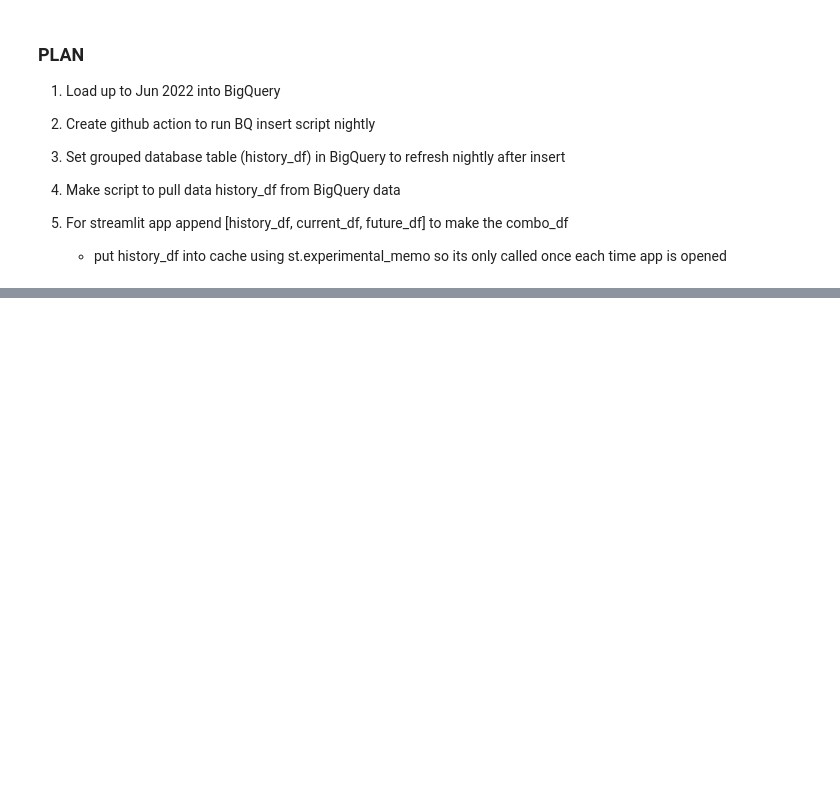
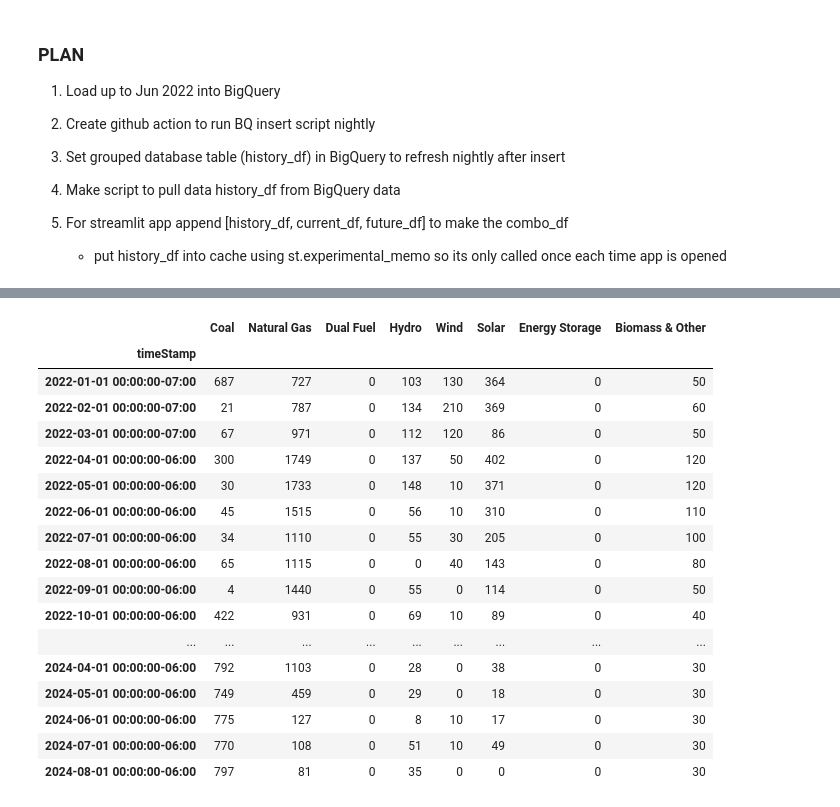
Before and after one commit to victus-ai-inc/power-trader, a Jupyter notebook: jupyter_testing.ipynb, the cells around one changed output, grey strips where cells are left out. Drawn from its saved outputs; the diff is of its cells as text; code cells hidden in the pictures; blank space fills up the shorter version.

```diff
--- a/jupyter_testing.ipynb
+++ b/jupyter_testing.ipynb
@@ -160,0 +179,27 @@ pn
+# %%
+old_outage_df = ab_power_trader.outages().astype('int32').reset_index()
+old_outage_df['Hydro'] = [x - random.randint(0,51) if x >=50 else x + random.randint(0,51)for x in old_outage_df['Hydro']]
+old_outage_df['Solar'] = [x - random.randint(0,51) if x >=100 else x + random.randint(0,51) for x in old_outage_df['Solar']]
+old_outage_df['Natural Gas'] = [x - random.randint(0,51) if x >=500 else x + random.randint(0,51) for x in old_outage_df['Natural Gas']]
+old_outage_df['Coal'] = [x - random.randint(0,51) if x >=50 else x + random.randint(0,51) for x in old_outage_df['Coal']]
+old_outage_df.set_index(['timeStamp'], inplace=True)
+old_outage_df
+# %% [output]
+|  | Coal | Natural Gas | Dual Fuel | Hydro | Wind | Solar | Energy Storage | Biomass & Other |
+| timeStamp |  |  |  |  |  |  |  |  |
+| 2022-01-01 00:00:00-07:00 | 687 | 727 | 0 | 103 | 130 | 364 | 0 | 50 |
+| 2022-02-01 00:00:00-07:00 | 21 | 787 | 0 | 134 | 210 | 369 | 0 | 60 |
+| 2022-03-01 00:00:00-07:00 | 67 | 971 | 0 | 112 | 120 | 86 | 0 | 50 |
+| 2022-04-01 00:00:00-06:00 | 300 | 1749 | 0 | 137 | 50 | 402 | 0 | 120 |
+| 2022-05-01 00:00:00-06:00 | 30 | 1733 | 0 | 148 | 10 | 371 | 0 | 120 |
+| 2022-06-01 00:00:00-06:00 | 45 | 1515 | 0 | 56 | 10 | 310 | 0 | 110 |
+| 2022-07-01 00:00:00-06:00 | 34 | 1110 | 0 | 55 | 30 | 205 | 0 | 100 |
+| 2022-08-01 00:00:00-06:00 | 65 | 1115 | 0 | 0 | 40 | 143 | 0 | 80 |
+| 2022-09-01 00:00:00-06:00 | 4 | 1440 | 0 | 55 | 0 | 114 | 0 | 50 |
+| 2022-10-01 00:00:00-06:00 | 422 | 931 | 0 | 69 | 10 | 89 | 0 | 40 |
+| ... | ... | ... | ... | ... | ... | ... | ... | ... |
+| 2024-04-01 00:00:00-06:00 | 792 | 1103 | 0 | 28 | 0 | 38 | 0 | 30 |
+| 2024-05-01 00:00:00-06:00 | 749 | 459 | 0 | 29 | 0 | 18 | 0 | 30 |
+| 2024-06-01 00:00:00-06:00 | 775 | 127 | 0 | 8 | 10 | 17 | 0 | 30 |
+| 2024-07-01 00:00:00-06:00 | 770 | 108 | 0 | 51 | 10 | 49 | 0 | 30 |
+| 2024-08-01 00:00:00-06:00 | 797 | 81 | 0 | 35 | 0 | 0 | 0 | 30 |
```
Also changed, not shown: parts of 3 cells of this notebook, 2 other files.
